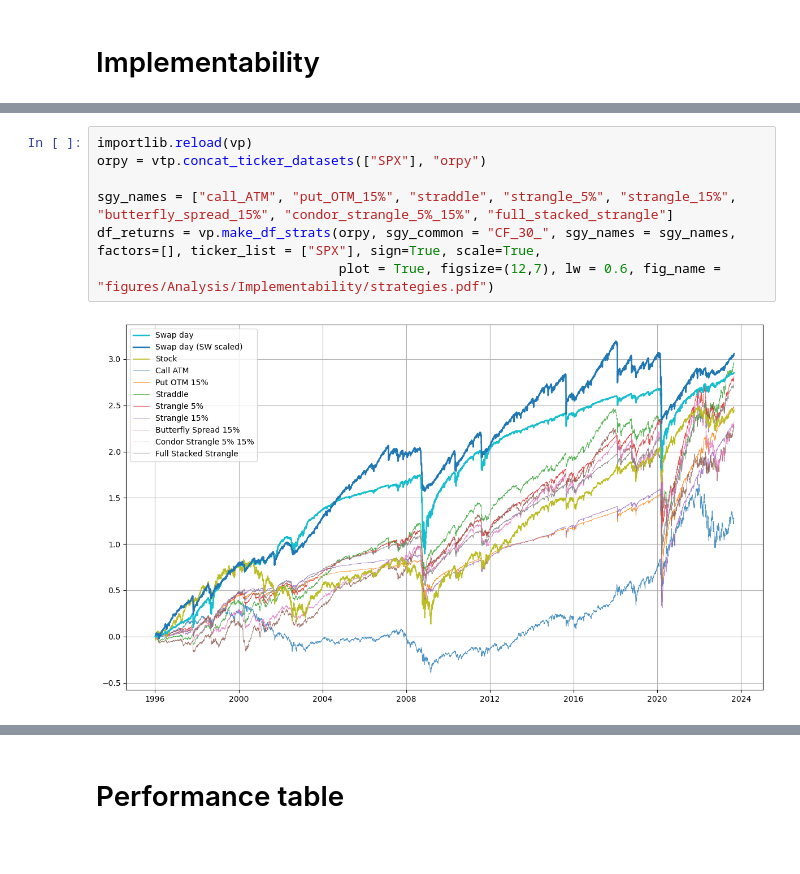
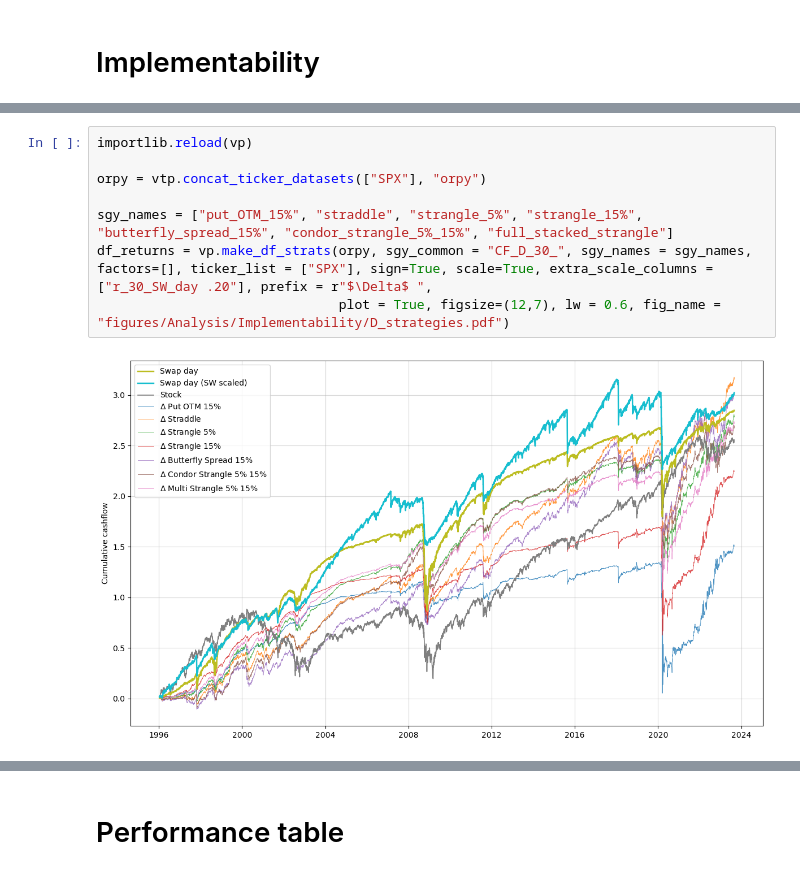
Before and after one commit to MadsHebsgaard/volpy, a Jupyter notebook: Code to produce results/Analysis.ipynb, the cells around one changed output, grey strips where cells are left out. Drawn from its saved outputs; the diff is of its cells as text.

```diff
--- a/Code to produce results/Analysis.ipynb
+++ b/Code to produce results/Analysis.ipynb
@@ -434,12 +510,13 @@ plt.show()
 # %%
 importlib.reload(vp)
+
 orpy = vtp.concat_ticker_datasets(["SPX"], "orpy")
 
-sgy_names = ["call_ATM", "put_OTM_15%", "straddle", "strangle_5%", "strangle_15%", "butterfly_spread_15%", "condor_strangle_5%_15%", "full_stacked_strangle"]
-df_returns = vp.make_df_strats(orpy, sgy_common = "CF_30_", sgy_names = sgy_names, factors=[], ticker_list = ["SPX"], sign=True, scale=True,
-                               plot = True, figsize=(12,7), lw = 0.6, fig_name = "figures/Analysis/Implementability/strategies.pdf")
+sgy_names = ["put_OTM_15%", "straddle", "strangle_5%", "strangle_15%", "butterfly_spread_15%", "condor_strangle_5%_15%", "full_stacked_strangle"]
+df_returns = vp.make_df_strats(orpy, sgy_common = "CF_D_30_", sgy_names = sgy_names, factors=[], ticker_list = ["SPX"], sign=True, scale=True, extra_scale_columns = ["r_30_SW_day .20"], prefix = r"$\Delta$ ",
+                               plot = True, figsize=(12,7), lw = 0.6, fig_name = "figures/Analysis/Implementability/D_strategies.pdf")
 # %% [output]
-[figure, old version]
+[figure, new version]
 # %%
 importlib.reload(vp)
 orpy = vtp.concat_ticker_datasets(["SPX"], "orpy")
```
Also changed, not shown: parts of 14 cells of this notebook, 8 other files.
